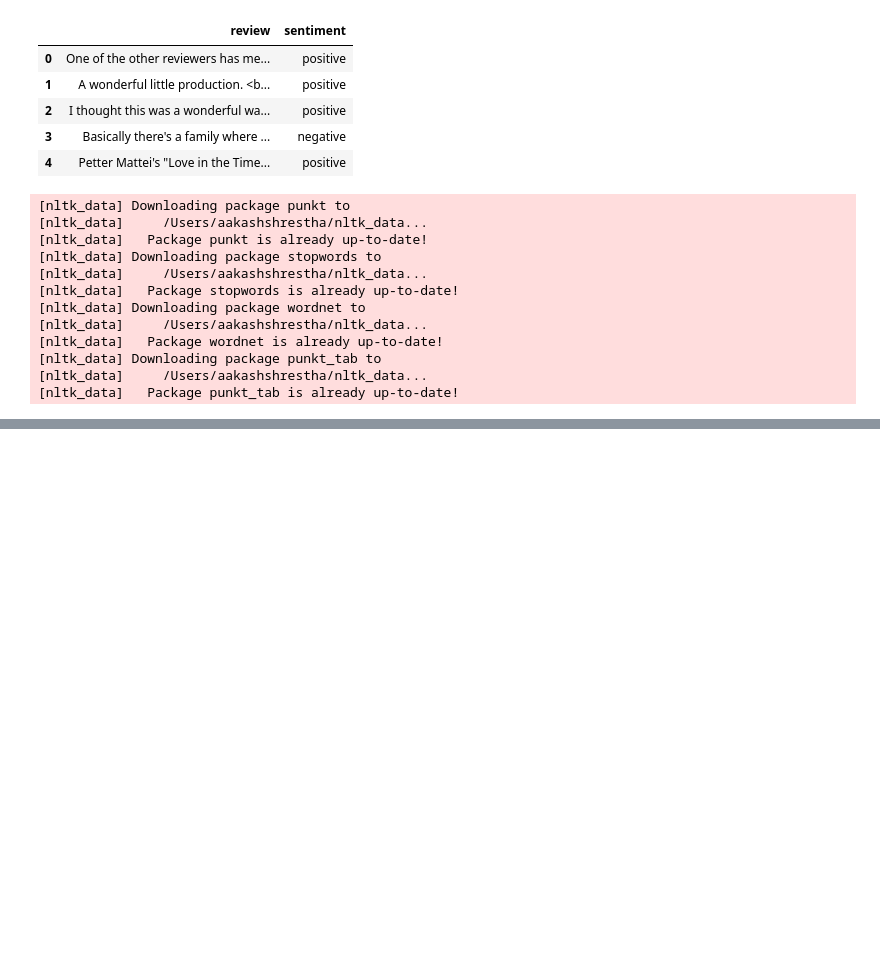
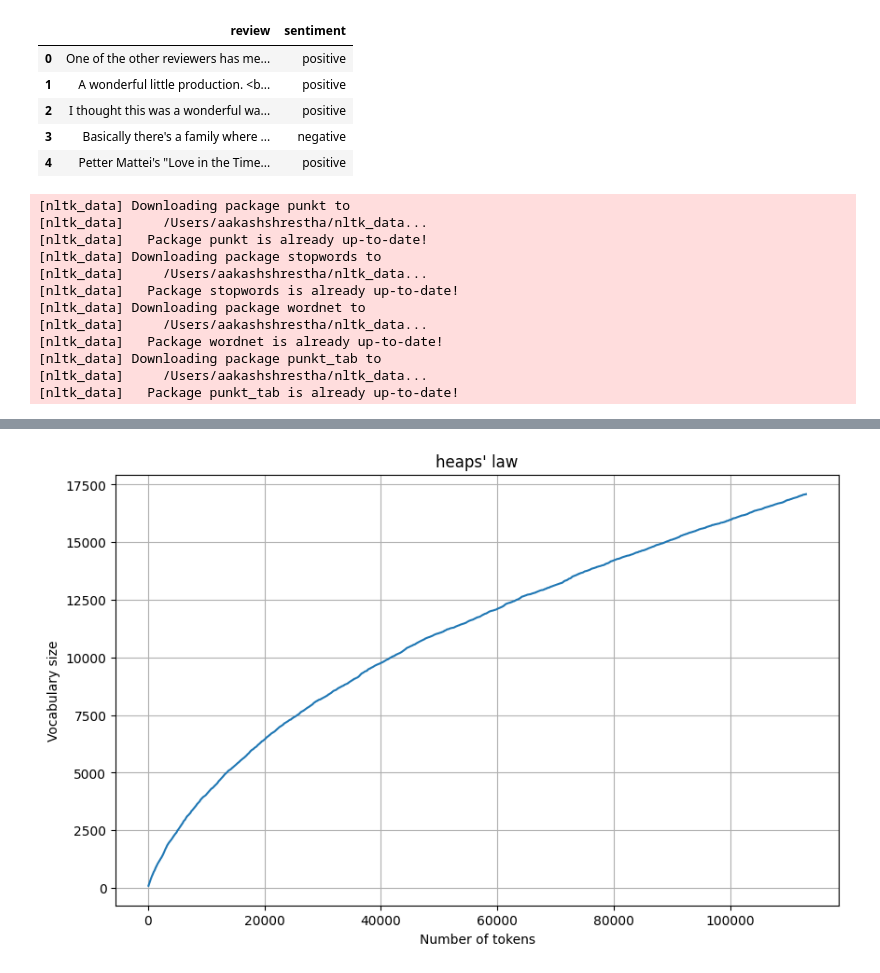
Before and after one commit to Aakash-shrestha/InformationRetrieval, a Jupyter notebook: Lab1/notebook/review_preprocessing.ipynb, the cells around one changed output, grey strips where cells are left out. Saved outputs shown, nothing was run; the diff lists cells and outputs as text; code cells hidden in the pictures; blank space fills up the shorter version.

```diff
--- a/Lab1/notebook/review_preprocessing.ipynb
+++ b/Lab1/notebook/review_preprocessing.ipynb
@@ -139,0 +199,30 @@ df.head(10)
+# %%
+#Heaps Law
+
+import numpy as np
+
+def heaps_law(words):
+    vocab = set()
+    tokens = 0
+    vocab_sizes = []
+    token_counts = []
+
+    for word in words:
+        tokens += 1
+        vocab.add(word)
+        if tokens % 100 == 0:
+            vocab_sizes.append(len(vocab))
+            token_counts.append(tokens)
+    return token_counts, vocab_sizes
+
+token_count, vocab_size = heaps_law(all_words)
+
+plt.figure(figsize=(10,6))
+plt.plot(token_count, vocab_size)
+plt.title("heaps' law")
+plt.xlabel("Number of tokens")
+plt.ylabel("Vocabulary size")
+plt.grid(True)
+plt.show()
+# %% [output]
+[figure, added]
```
Also changed, not shown: parts of 10 cells of this notebook.
